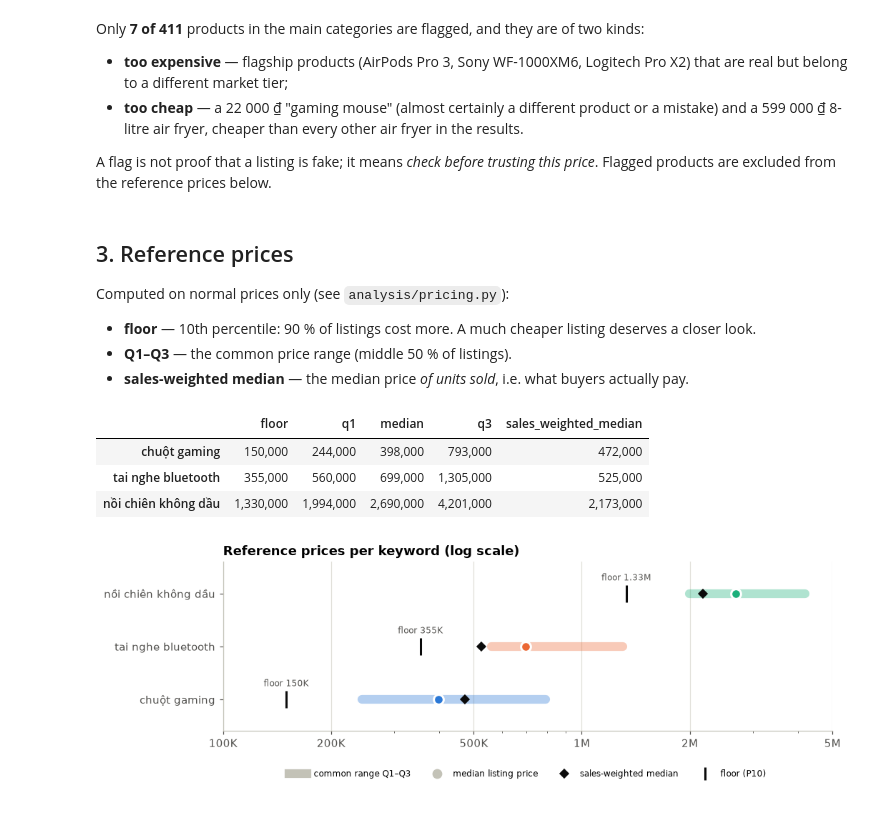
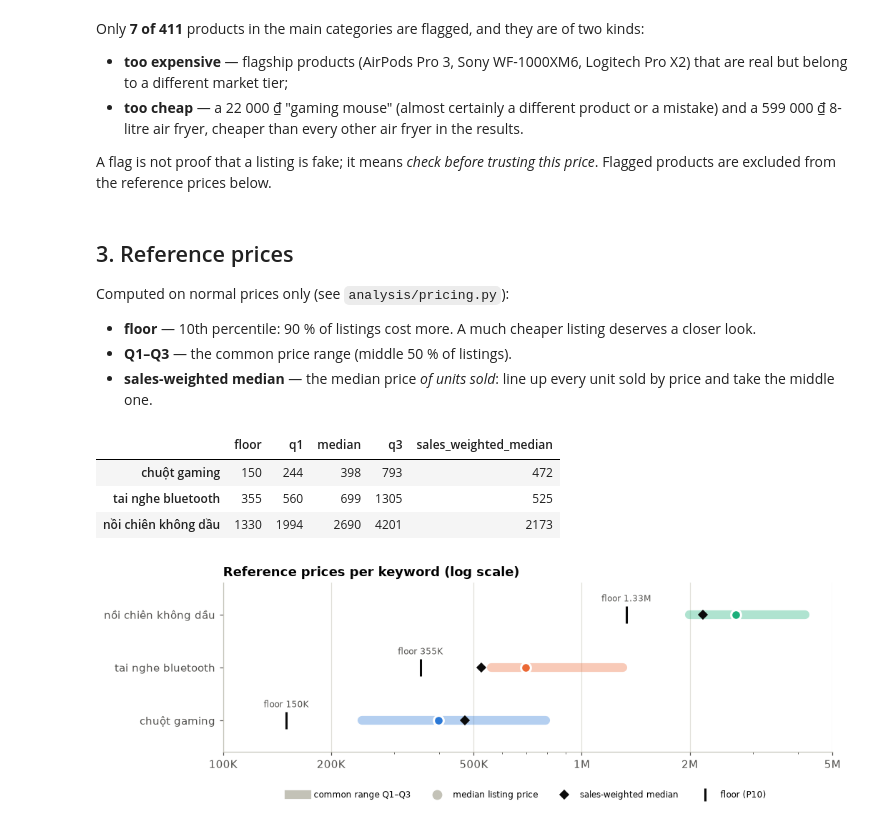
Before and after one commit to NamAnh-dev/Web-Crawler-for-E-commerce-Prices, a Jupyter notebook: notebooks/02_price_analysis.ipynb, the cells around one changed output. Cells and saved outputs as stored; diff of their text form; code cells hidden in the pictures.

```diff
--- a/notebooks/02_price_analysis.ipynb
+++ b/notebooks/02_price_analysis.ipynb
@@ -182,16 +182,16 @@ Computed on normal prices only (see `analysis/pricing.py`):
 
 - **floor** — 10th percentile: 90 % of listings cost more. A much cheaper listing deserves a closer look.
 - **Q1–Q3** — the common price range (middle 50 % of listings).
-- **sales-weighted median** — the median price *of units sold*, i.e. what buyers actually pay.
+- **sales-weighted median** — the median price *of units sold*: line up every unit sold by price and take the middle one.
 # %%
 bands = pd.DataFrame({keyword: price_band(group) for keyword, group in main.groupby("keyword", sort=False)}).T
 bands = bands[["floor", "q1", "median", "q3", "sales_weighted_median"]]
-bands.style.format("{:,.0f}")
+(bands / 1000).astype(int)  # in thousand VND
 # %% [output]
 |  | floor | q1 | median | q3 | sales_weighted_median |
-| chuột gaming | 150,000 | 244,000 | 398,000 | 793,000 | 472,000 |
-| tai nghe bluetooth | 355,000 | 560,000 | 699,000 | 1,305,000 | 525,000 |
-| nồi chiên không dầu | 1,330,000 | 1,994,000 | 2,690,000 | 4,201,000 | 2,173,000 |
+| chuột gaming | 150 | 244 | 398 | 793 | 472 |
+| tai nghe bluetooth | 355 | 560 | 699 | 1305 | 525 |
+| nồi chiên không dầu | 1330 | 1994 | 2690 | 4201 | 2173 |
 # %%
 fig, ax = plt.subplots(figsize=(10, 2.8))
 for y, (keyword, band) in enumerate(bands.iterrows()):
```
Also changed, not shown: parts of 5 cells of this notebook.
